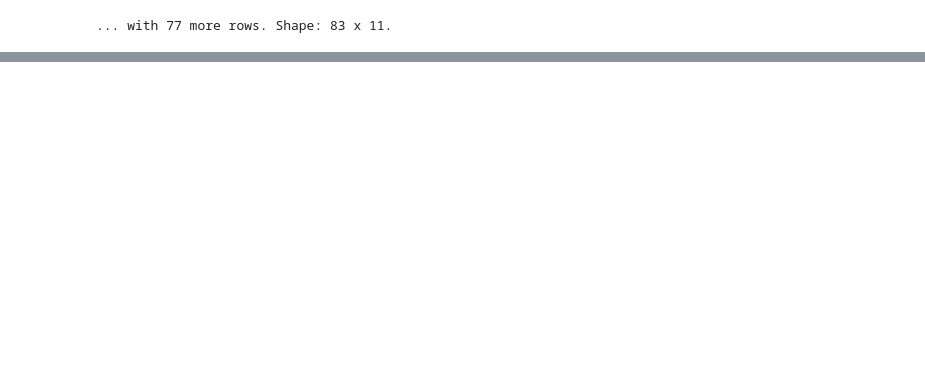
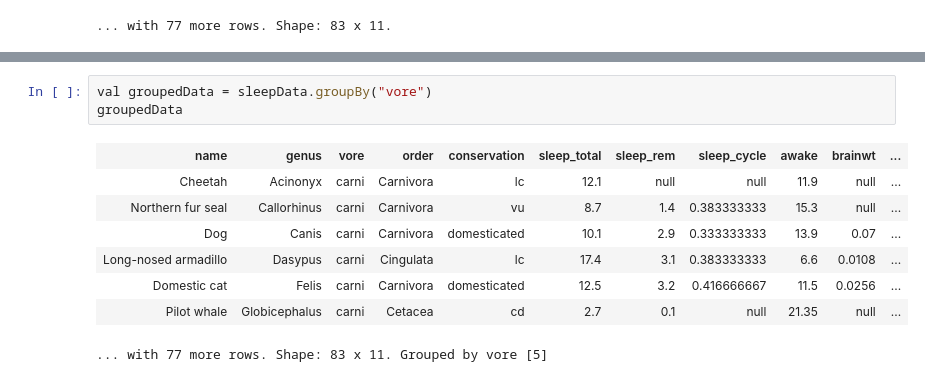
Before and after one commit to simanerush/kotlin-data-science, a Jupyter notebook: SleepData.ipynb, the cells around one changed output, grey strips where cells are left out. Cells and saved outputs as stored; diff of their text form; blank space fills up the shorter version.

Commit message:
Grouping and summarizing data

```diff
--- a/SleepData.ipynb
+++ b/SleepData.ipynb
@@ -188,0 +226,12 @@ Shape: 3 x 11.
+# %%
+val groupedData = sleepData.groupBy("vore")
+groupedData
+# %% [output]
+| name | genus | vore | order | conservation | sleep_total | sleep_rem | sleep_cycle | awake | brainwt | ... |
+| Cheetah | Acinonyx | carni | Carnivora | lc | 12.1 | null | null | 11.9 | null | ... |
+| Northern fur seal | Callorhinus | carni | Carnivora | vu | 8.7 | 1.4 | 0.383333333 | 15.3 | null | ... |
+| Dog | Canis | carni | Carnivora | domesticated | 10.1 | 2.9 | 0.333333333 | 13.9 | 0.07 | ... |
+| Long-nosed armadillo | Dasypus | carni | Cingulata | lc | 17.4 | 3.1 | 0.383333333 | 6.6 | 0.0108 | ... |
+| Domestic cat | Felis | carni | Carnivora | domesticated | 12.5 | 3.2 | 0.416666667 | 11.5 | 0.0256 | ... |
+| Pilot whale | Globicephalus | carni | Cetacea | cd | 2.7 | 0.1 | null | 21.35 | null | ... |
+... with 77 more rows. Shape: 83 x 11. Grouped by vore [5]
```
Also changed, not shown: parts of 19 cells of this notebook.
